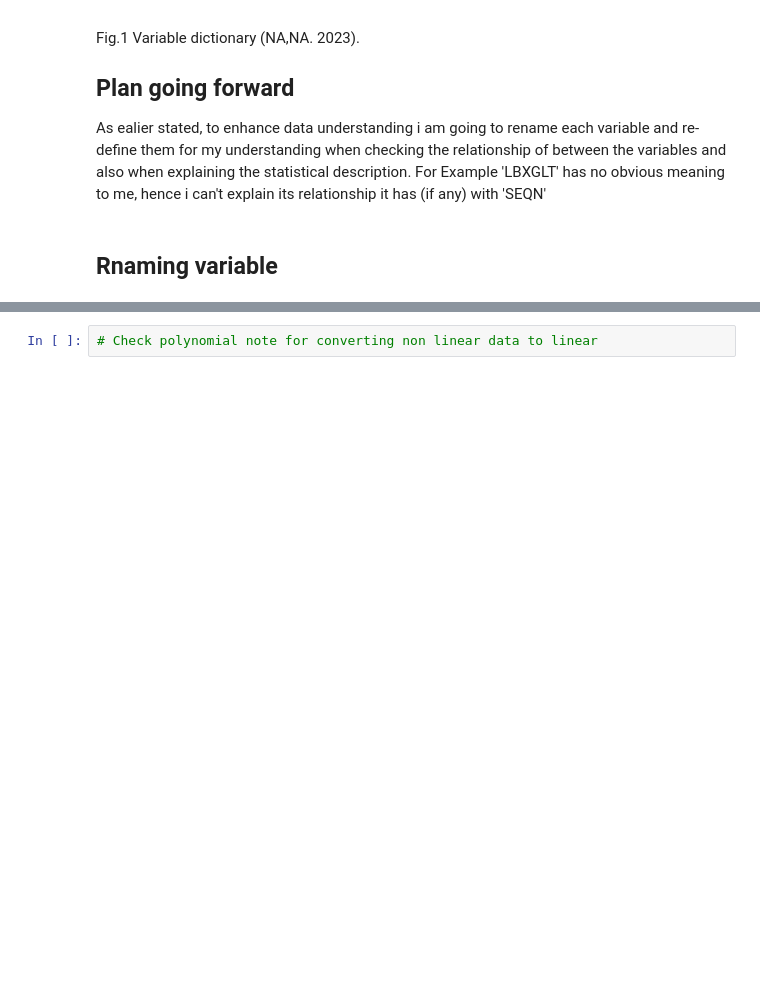
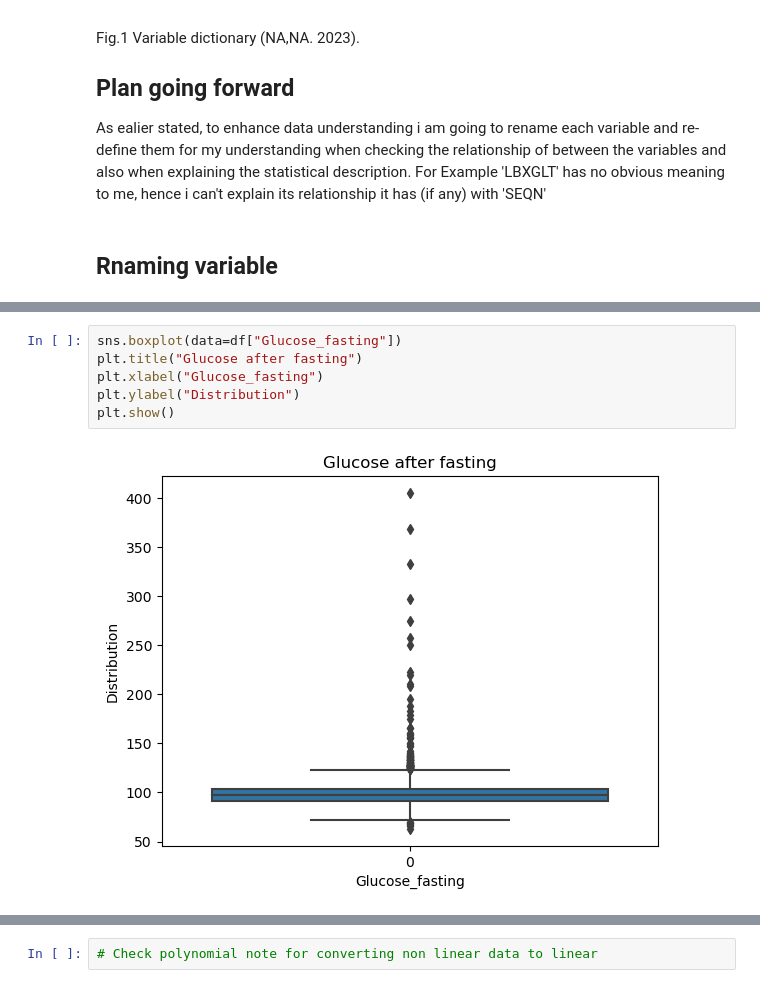
Before and after one commit to Ayomide-ola/Health-analysis, a Jupyter notebook: Integrated_CA .ipynb, the cells around one changed output, grey strips where cells are left out. Saved outputs shown, nothing was run; the diff lists cells and outputs as text; blank space fills up the shorter version.

```diff
--- a/Integrated_CA .ipynb
+++ b/Integrated_CA .ipynb
@@ -453,0 +493,8 @@ As shOwn in the statisticaall summary, the average age of all respondents is '41
+# %%
+sns.boxplot(data=df["Glucose_fasting"])
+plt.title("Glucose after fasting")
+plt.xlabel("Glucose_fasting")
+plt.ylabel("Distribution")
+plt.show()
+# %% [output]
+[figure, added]
```
Also changed, not shown: parts of 52 cells of this notebook.
